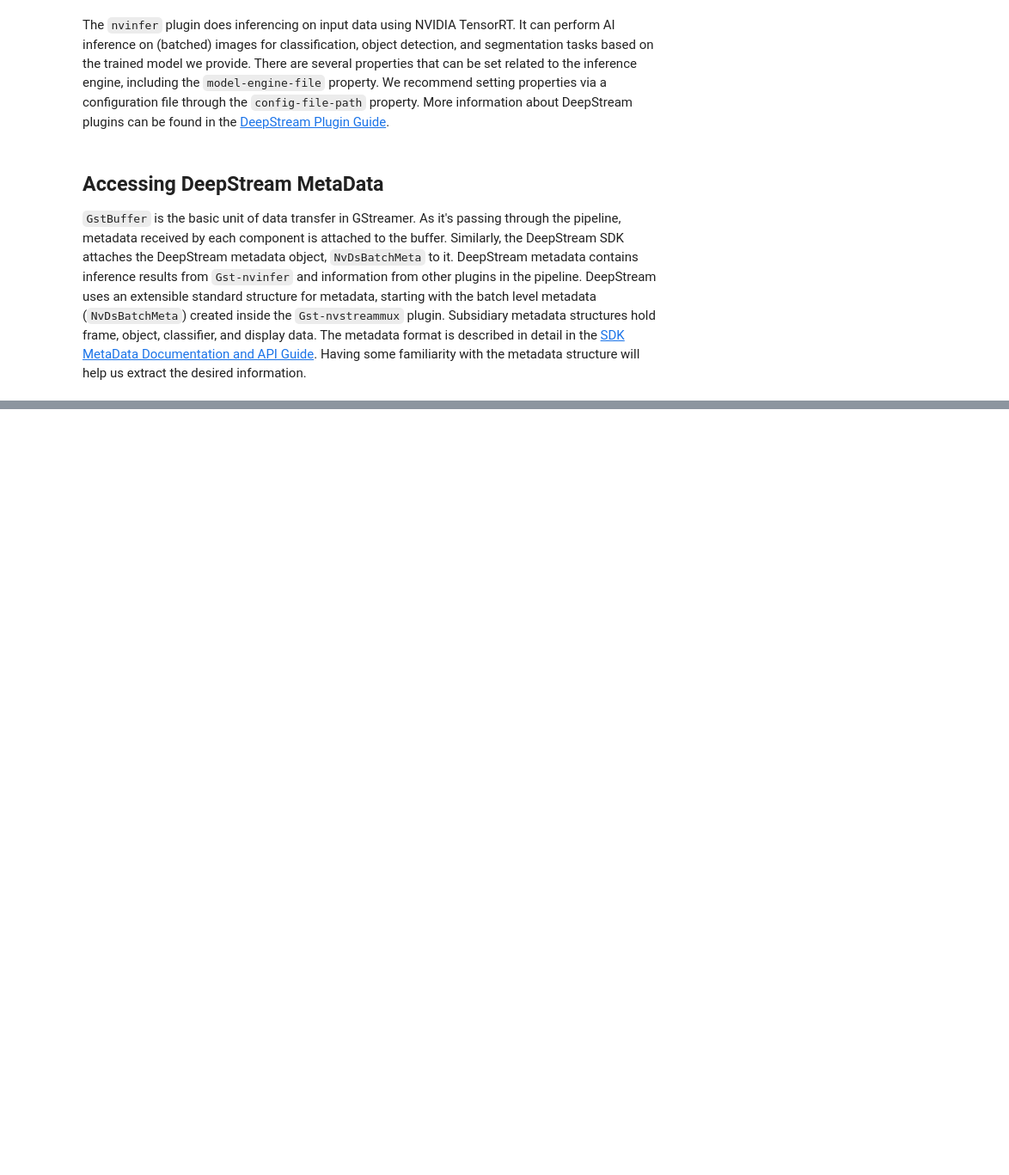
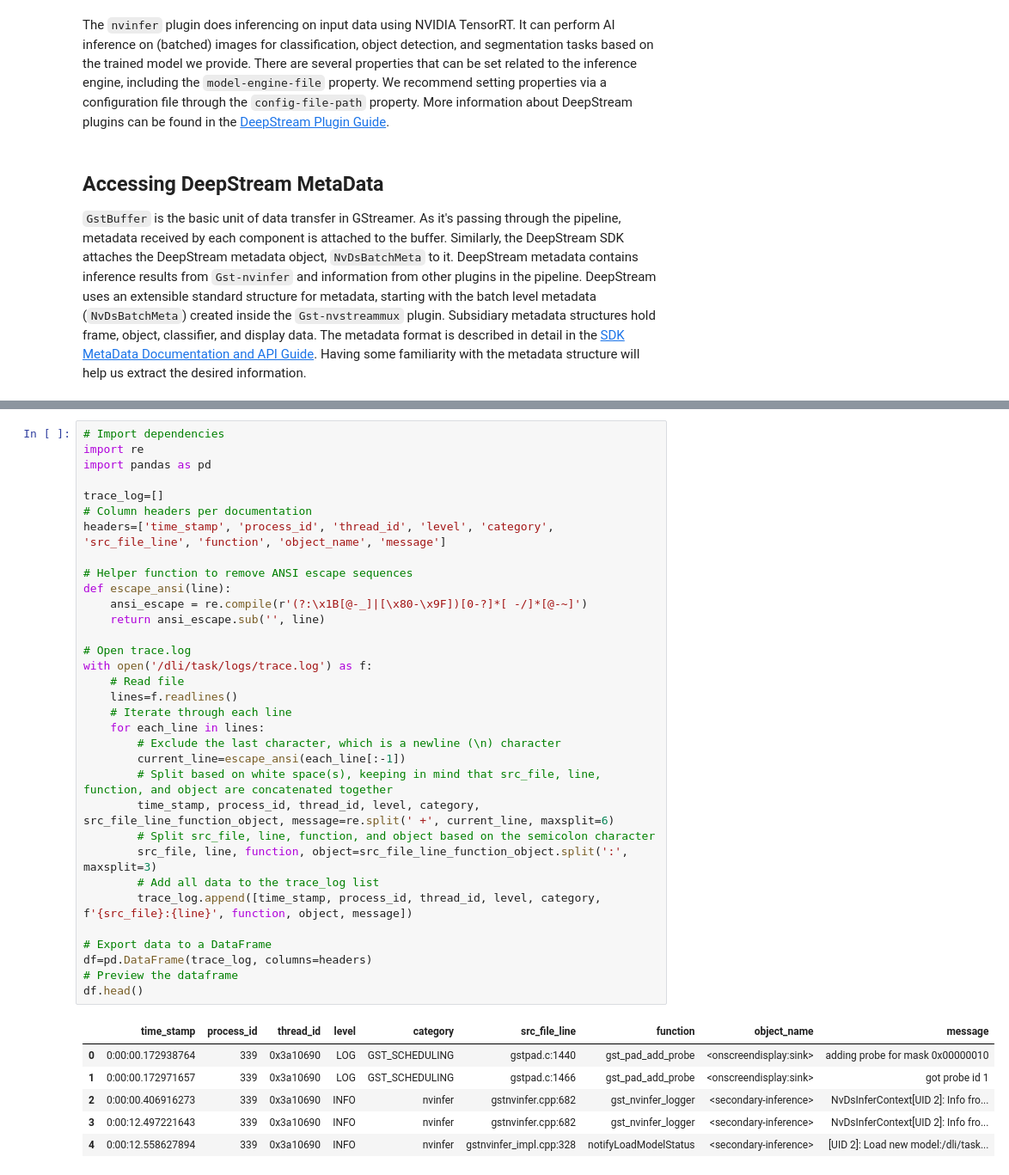
Before and after one commit to N0-man/n03an.me, a Jupyter notebook: notebooks/nvidia/deepstream/Intro_DeepStream.ipynb, the cells around one changed output, grey strips where cells are left out. Shown at 86% size. Cells and saved outputs as stored; diff of their text form; blank space fills up the shorter version.

```diff
--- a/notebooks/nvidia/deepstream/Intro_DeepStream.ipynb
+++ b/notebooks/nvidia/deepstream/Intro_DeepStream.ipynb
@@ -178,0 +1298,40 @@ We use [probes](https://gstreamer.freedesktop.org/documentation/application-deve
+# %%
+# Import dependencies
+import re
+import pandas as pd
+
+trace_log=[]
+# Column headers per documentation
+headers=['time_stamp', 'process_id', 'thread_id', 'level', 'category', 'src_file_line', 'function', 'object_name', 'message']
+
+# Helper function to remove ANSI escape sequences
+def escape_ansi(line):
+    ansi_escape = re.compile(r'(?:\x1B[@-_]|[\x80-\x9F])[0-?]*[ -/]*[@-~]')
+    return ansi_escape.sub('', line)
+
+# Open trace.log
+with open('/dli/task/logs/trace.log') as f:
+    # Read file
+    lines=f.readlines()
+    # Iterate through each line
+    for each_line in lines:
+        # Exclude the last character, which is a newline (\n) character
+        current_line=escape_ansi(each_line[:-1])
+        # Split based on white space(s), keeping in mind that src_file, line, function, and object are concatenated together
+        time_stamp, process_id, thread_id, level, category, src_file_line_function_object, message=re.split(' +', current_line, maxsplit=6)
+        # Split src_file, line, function, and object based on the semicolon character
+        src_file, line, function, object=src_file_line_function_object.split(':', maxsplit=3)
+        # Add all data to the trace_log list
+        trace_log.append([time_stamp, process_id, thread_id, level, category, f'{src_file}:{line}', function, object, message])
+
+# Export data to a DataFrame
+df=pd.DataFrame(trace_log, columns=headers)
+# Preview the dataframe
+df.head()
+# %% [output]
+|  | time_stamp | process_id | thread_id | level | category | src_file_line | function | object_name | message |
+| 0 | 0:00:00.172938764 | 339 | 0x3a10690 | LOG | GST_SCHEDULING | gstpad.c:1440 | gst_pad_add_probe | <onscreendisplay:sink> | adding probe for mask 0x00000010 |
+| 1 | 0:00:00.172971657 | 339 | 0x3a10690 | LOG | GST_SCHEDULING | gstpad.c:1466 | gst_pad_add_probe | <onscreendisplay:sink> | got probe id 1 |
+| 2 | 0:00:00.406916273 | 339 | 0x3a10690 | INFO | nvinfer | gstnvinfer.cpp:682 | gst_nvinfer_logger | <secondary-inference> | NvDsInferContext[UID 2]: Info fro... |
+| 3 | 0:00:12.497221643 | 339 | 0x3a10690 | INFO | nvinfer | gstnvinfer.cpp:682 | gst_nvinfer_logger | <secondary-inference> | NvDsInferContext[UID 2]: Info fro... |
+| 4 | 0:00:12.558627894 | 339 | 0x3a10690 | INFO | nvinfer | gstnvinfer_impl.cpp:328 | notifyLoadModelStatus | <secondary-inference> | [UID 2]: Load new model:/dli/task... |
```
Also changed, not shown: parts of 95 cells of this notebook, 15 other files.
